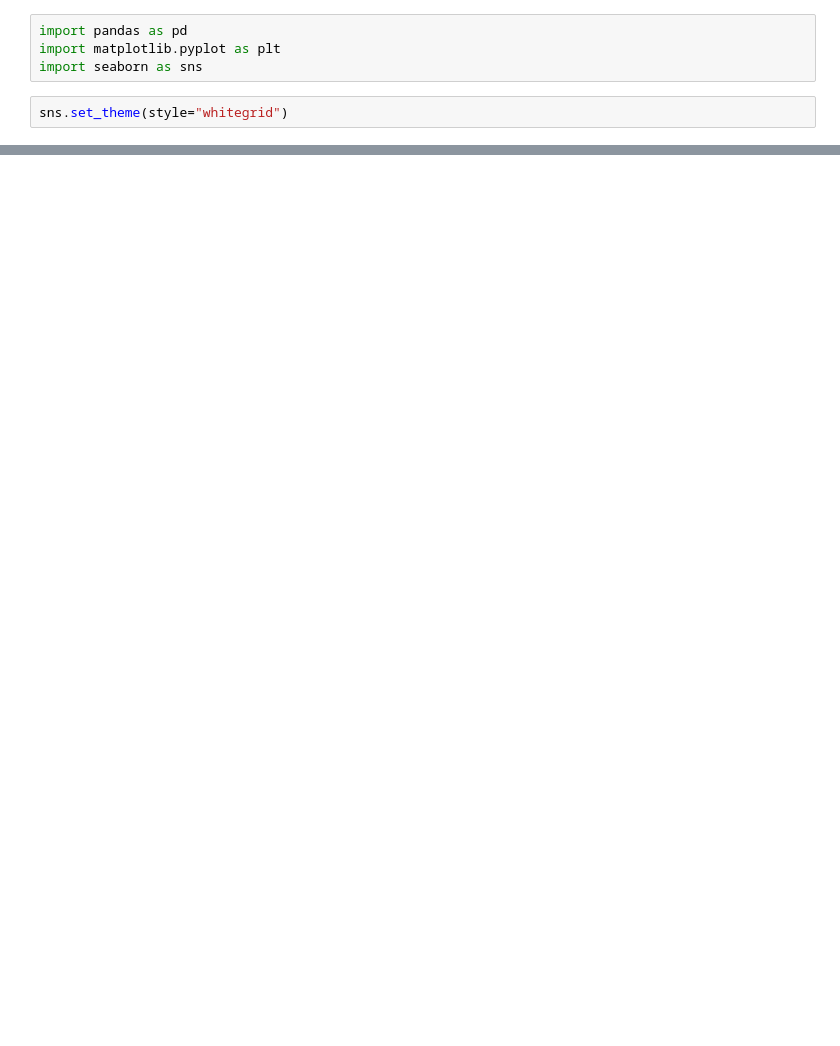
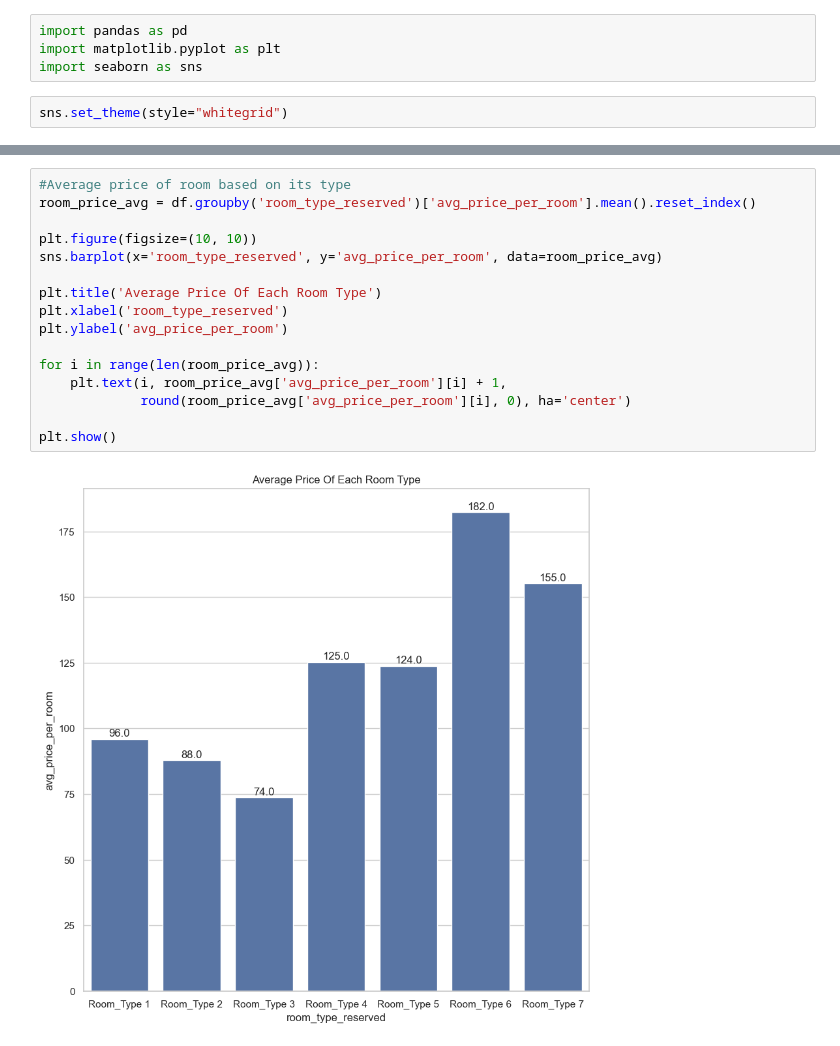
Before and after one commit to SaugatDahal2214/HotelReservationCancellation, a Jupyter notebook: Hotel Booking Cancellation/notebooks/EDA.ipynb, the cells around one changed output, grey strips where cells are left out. Cells and saved outputs as stored; diff of their text form; blank space fills up the shorter version.

```diff
--- a/Hotel Booking Cancellation/notebooks/EDA.ipynb
+++ b/Hotel Booking Cancellation/notebooks/EDA.ipynb
@@ -12,0 +139,18 @@ FileNotFoundError: [Errno 2] No such file or directory: '../data/Hotel Reservati
+# %%
+#Average price of room based on its type
+room_price_avg = df.groupby('room_type_reserved')['avg_price_per_room'].mean().reset_index()
+
+plt.figure(figsize=(10, 10))
+sns.barplot(x='room_type_reserved', y='avg_price_per_room', data=room_price_avg)
+
+plt.title('Average Price Of Each Room Type')
+plt.xlabel('room_type_reserved')
+plt.ylabel('avg_price_per_room')
+
+for i in range(len(room_price_avg)):
+    plt.text(i, room_price_avg['avg_price_per_room'][i] + 1,
+             round(room_price_avg['avg_price_per_room'][i], 0), ha='center')
+
+plt.show()
+# %% [output]
+[figure, added]
```
Also changed, not shown: parts of 44 cells of this notebook, 14 other files.
